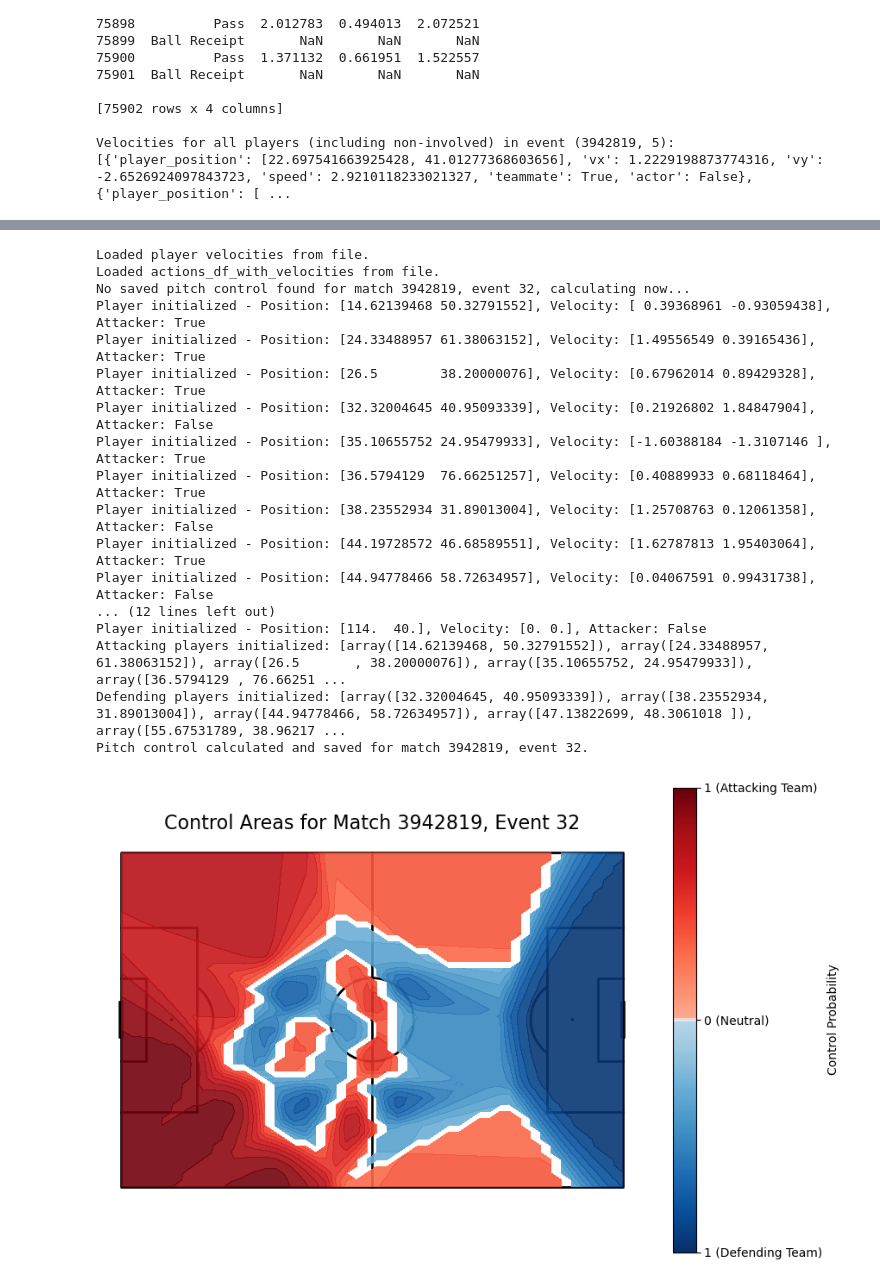
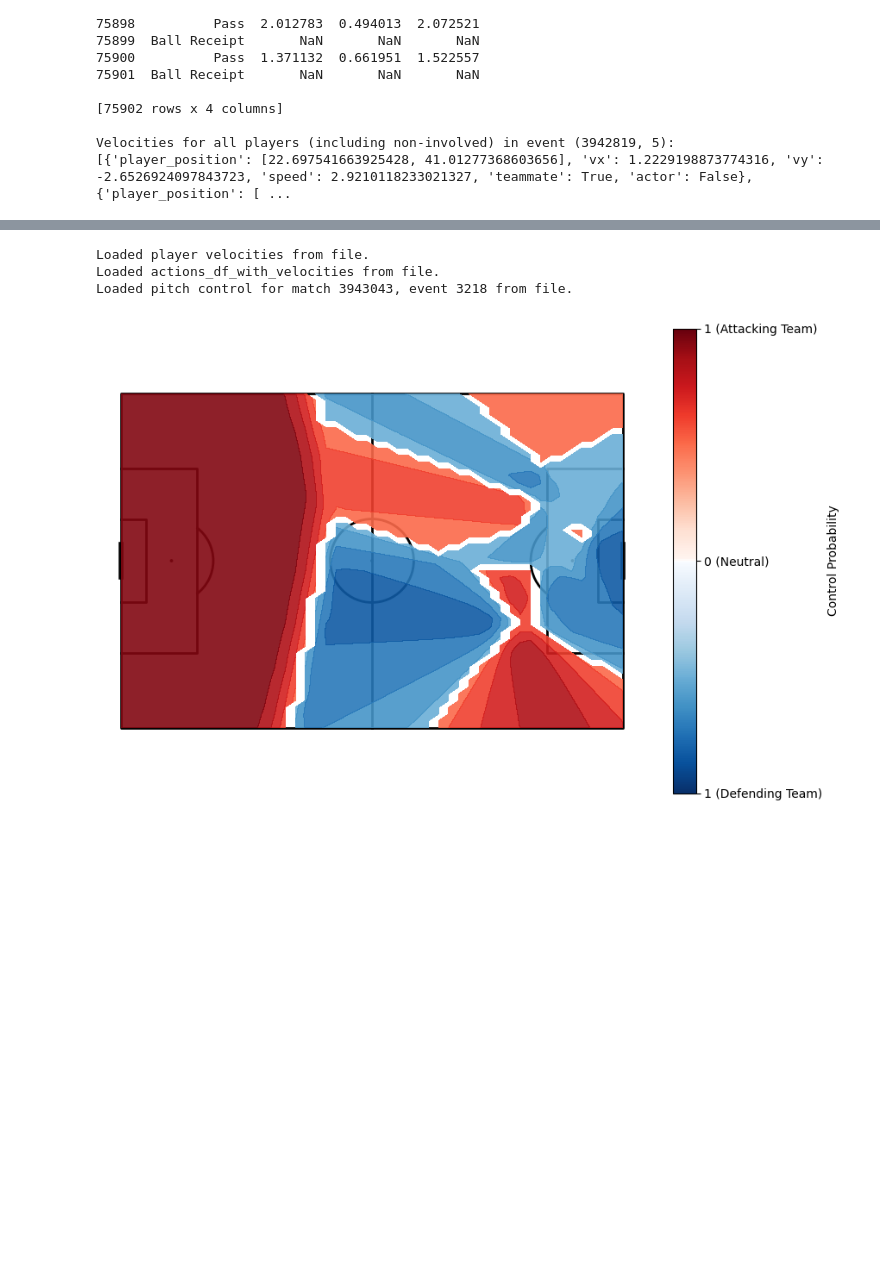
Before and after one commit to FHaddad99/360-Analysis, a Jupyter notebook: Creating a Pitch Control Model for Statsbomb Data.ipynb, the cells around one changed output, grey strips where cells are left out. Cells and saved outputs as stored; diff of their text form; code cells hidden in the pictures; blank space fills up the shorter version.

```diff
--- a/Creating a Pitch Control Model for Statsbomb Data.ipynb
+++ b/Creating a Pitch Control Model for Statsbomb Data.ipynb
@@ -90,7 +90,7 @@ final_event_data
 187858 rows × 87 columns
 # %%
 # Path to the directory containing 360 JSON files
-path_to_360_files = r'C:\Users\PC\OneDrive\Documents\GitHub\open-data\data\three-sixty'
+path_to_360_files = {path_to_your_360_directory}
 
 #Path for Mac
 #'/Users/fadihaddad/Documents/GitHub/open-data/data/three-sixty'
@@ -196,0 +151,35 @@ actions_df
+# %%
+# List of required columns
+required_columns = ["match_id", "id", "index", "period", "minute", "second", 'duration', "team_name", "player_name",
+                    "position_name", "type_name", "outcome_name", "sub_type_name", "under_pressure",
+                    "pass_shot_assist", "pass_goal_assist", "pass_cross", "pass_cut_back", "pass_switch",
+                    "aerial_won", "pass_recipient_name", "pass_length", "pass_angle", "body_part_name",
+                    "play_pattern_name", "x", "y", "end_x", "end_y", "visible_area", "freeze_frame", "event_uuid"]
+
+# Initialize an empty DataFrame for storing concatenated passes
+actions_df = pd.DataFrame()
+
+# Iterate over the matches
+for match_id in match_ids:
+
+    # Iterate over the periods
+    for period in [1, 2]:
+        # Filter the data for the specific match, period, and passes with null outcomes only for Pass and Ball Receipt
+        mask_all_teams_actions = (final_merged_data["match_id"] == match_id) & \
+                                 (final_merged_data["period"] == period) & \
+                                 (final_merged_data["type_name"].isin(['Ball Receipt', 'Pass', 'Shot'])) & \
+                                 (
+                                     ((final_merged_data["type_name"].isin(['Pass', 'Ball Receipt'])) & final_merged_data["outcome_name"].isnull()) |
+                                     (final_merged_data["type_name"] == 'Shot')
+                                 ) & \
+                                 ~final_merged_data['sub_type_name'].isin(['Goal Kick', 'Throw-in', 'Free Kick', 'Corner'])
+
+        # Filter only the existing columns
+        filtered_data = final_merged_data.loc[mask_all_teams_actions,
+                                              [col for col in required_columns if col in final_merged_data.columns]]
+
+        # Concatenate the filtered data directly into the passes_df DataFrame
+        actions_df = pd.concat([actions_df, filtered_data], ignore_index=True)
+
+# Inspect the final passes DataFrame
+actions_df
@@ -1136,52 +844,38 @@ except FileNotFoundError:
 params = default_model_params()
 
 # 3. Manually define the match_id and event_id
-match_id = 3942819  # Replace with the actual match_id you want to analyze
-event_id = 32  # Replace with the actual event index for that match
+match_id = 3943043  # Replace with the actual match_id you want to analyze
+event_id = 3218  # Replace with the actual event index for that match
 
 # 4. Generate the pitch control values for this specific match and event (if not already calculated)
 try:
     with open(f'pitch_control_{match_id}_{event_id}.pkl', 'rb') as f:
         PPCFa, PPCFd, xgrid, ygrid = pickle.load(f)
     print(f"Loaded pitch control for match {match_id}, event {event_id} from file.")
 except FileNotFoundError:
     print(f"No saved pitch control found for match {match_id}, event {event_id}, calculating now...")
 
     # Ensure actions_df_with_velocities and event_velocities are available
     PPCFa, PPCFd, xgrid, ygrid = generate_pitch_control_for_event(
         match_id=match_id,
         event_id=event_id,
         actions_df=actions_df_with_velocities,  # Use the calculated/loaded DataFrame
         params=params,
         event_velocities=event_velocities
     )
 
     # Save the generated pitch control values to a file
     with open(f'pitch_control_{match_id}_{event_id}.pkl', 'wb') as f:
         pickle.dump((PPCFa, PPCFd, xgrid, ygrid), f)
     print(f"Pitch control calculated and saved for match {match_id}, event {event_id}.")
 
 # 5. Plot the pitch control map using the StatsBomb pitch from mplsoccer
 plot_pitch_control_mplsoccer(PPCFa, PPCFd, xgrid, ygrid, match_id, event_id)
 # %% [output]
 Loaded player velocities from file.
 Loaded actions_df_with_velocities from file.
-No saved pitch control found for match 3942819, event 32, calculating now...
-Player initialized - Position: [14.62139468 50.32791552], Velocity: [ 0.39368961 -0.93059438], Attacker: True
-Player initialized - Position: [24.33488957 61.38063152], Velocity: [1.49556549 0.39165436], Attacker: True
-Player initialized - Position: [26.5        38.20000076], Velocity: [0.67962014 0.89429328], Attacker: True
-Player initialized - Position: [32.32004645 40.95093339], Velocity: [0.21926802 1.84847904], Attacker: False
-Player initialized - Position: [35.10655752 24.95479933], Velocity: [-1.60388184 -1.3107146 ], Attacker: True
-Player initialized - Position: [36.5794129  76.66251257], Velocity: [0.40889933 0.68118464], Attacker: True
-Player initialized - Position: [38.23552934 31.89013004], Velocity: [1.25708763 0.12061358], Attacker: False
-Player initialized - Position: [44.19728572 46.68589551], Velocity: [1.62787813 1.95403064], Attacker: True
-Player initialized - Position: [44.94778466 58.72634957], Velocity: [0.04067591 0.99431738], Attacker: False
-... (12 lines left out)
-Player initialized - Position: [114.  40.], Velocity: [0. 0.], Attacker: False
-Attacking players initialized: [array([14.62139468, 50.32791552]), array([24.33488957, 61.38063152]), array([26.5       , 38.20000076]), array([35.10655752, 24.95479933]), array([36.5794129 , 76.66251 ...
-Defending players initialized: [array([32.32004645, 40.95093339]), array([38.23552934, 31.89013004]), array([44.94778466, 58.72634957]), array([47.13822699, 48.3061018 ]), array([55.67531789, 38.96217 ...
-Pitch control calculated and saved for match 3942819, event 32.
+Loaded pitch control for match 3943043, event 3218 from file.
-[figure, old version]
+[figure, new version]
 # %%
 def plot_pitch_control_with_players(PPCFa, PPCFd, xgrid, ygrid, event_data, freeze_frame_data, event_velocities, match_id, event_id, field_dimen=(120., 80.)):
     """
```
Also changed, not shown: parts of 13 cells of this notebook.
